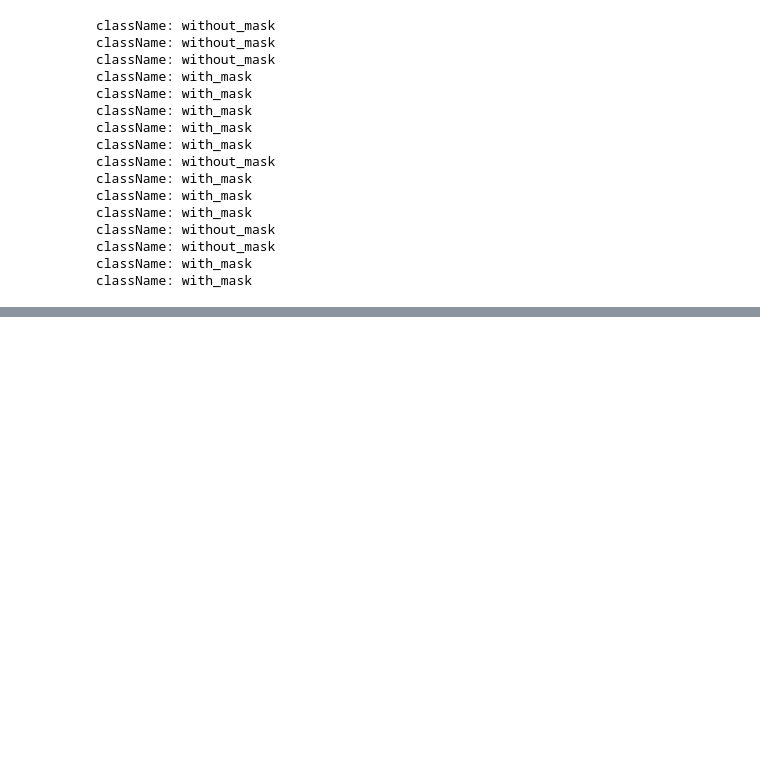
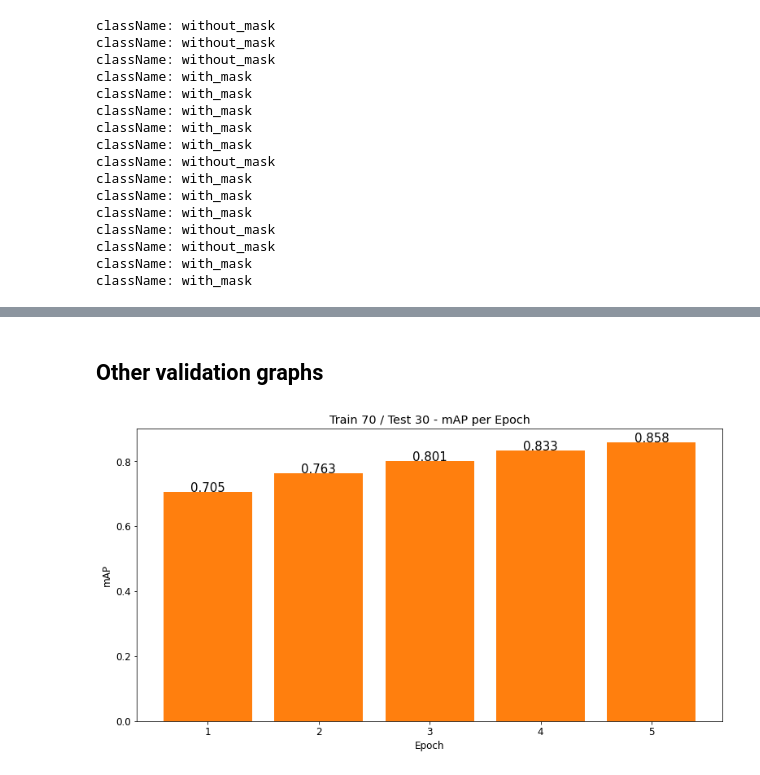
Before and after one commit to andygubser/mask_detection, a Jupyter notebook: model_building/MaskDetection.ipynb, the cells around one changed output, grey strips where cells are left out. Drawn from its saved outputs; the diff is of its cells as text; code cells hidden in the pictures; blank space fills up the shorter version.

```diff
--- a/model_building/MaskDetection.ipynb
+++ b/model_building/MaskDetection.ipynb
@@ -732,0 +784,22 @@ className: with_mask
+# %% [markdown]
+## Other validation graphs
+# %%
+import matplotlib.pyplot as plt
+import numpy as np
+plt.rcParams.update({'font.size': 12})
+labels = [1, 2, 3, 4, 5]
+data = [0.705, 0.763, 0.801, 0.833, 0.858]
+title = "70_30_3_class"
+fig, ax = plt.subplots(figsize = (10, 5))
+ax = fig.add_axes([0, 0, 1, 1])
+ax.bar(labels, data, width=0.4)
+ax.set_title('Train 70 / Test 30 - mAP per Epoch')
+ax.set_ylabel('mAP')
+ax.set_xlabel('Epoch')
+ax.bar(labels, data)
+for index, d in enumerate(data):
+    plt.text(x=index + 1, y = d, s=f"{d}", fontdict=dict(fontsize=15), ha='center')
+
+plt.show()
+# %% [output]
+[figure, added]
```
Also changed, not shown: parts of 41 cells of this notebook, 2 other files.
